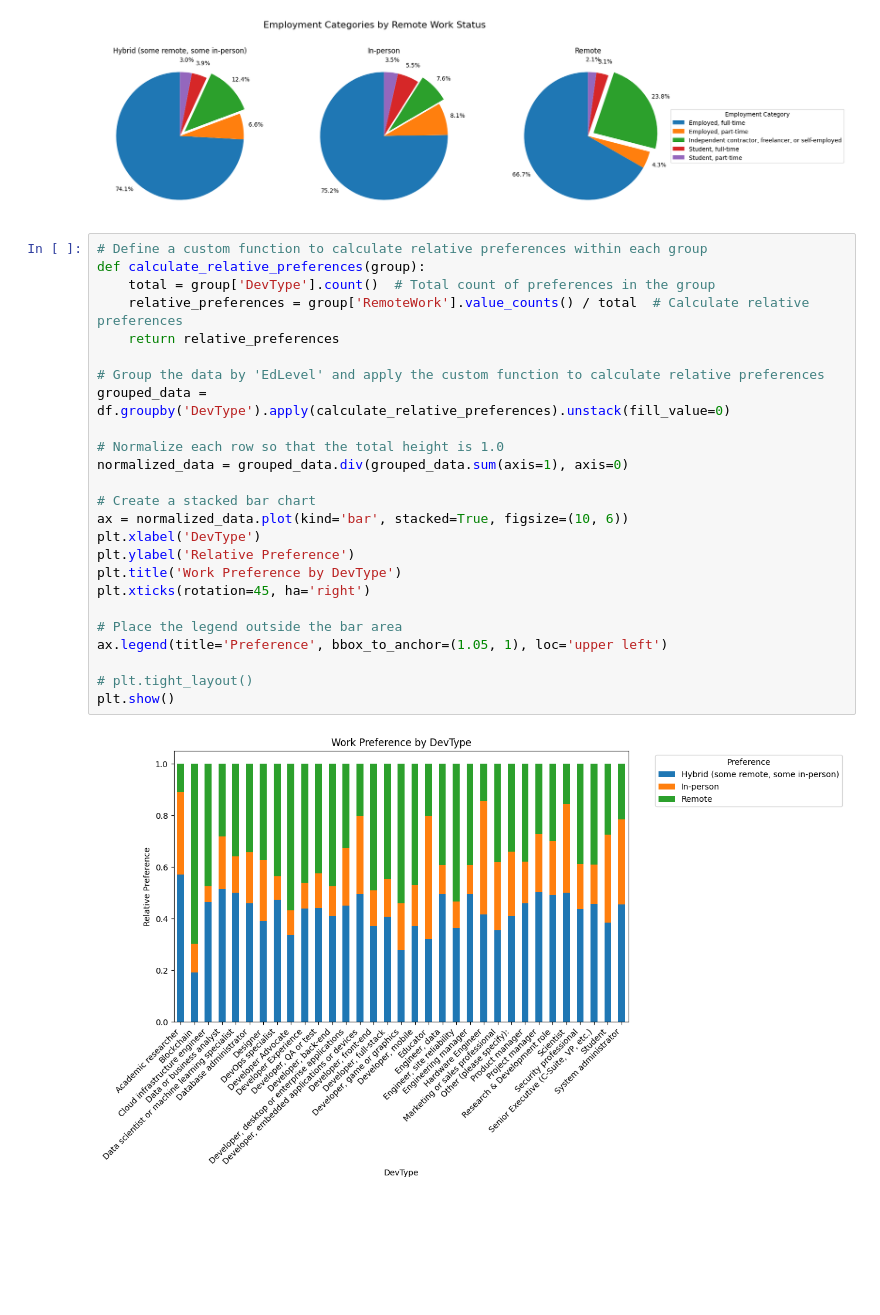
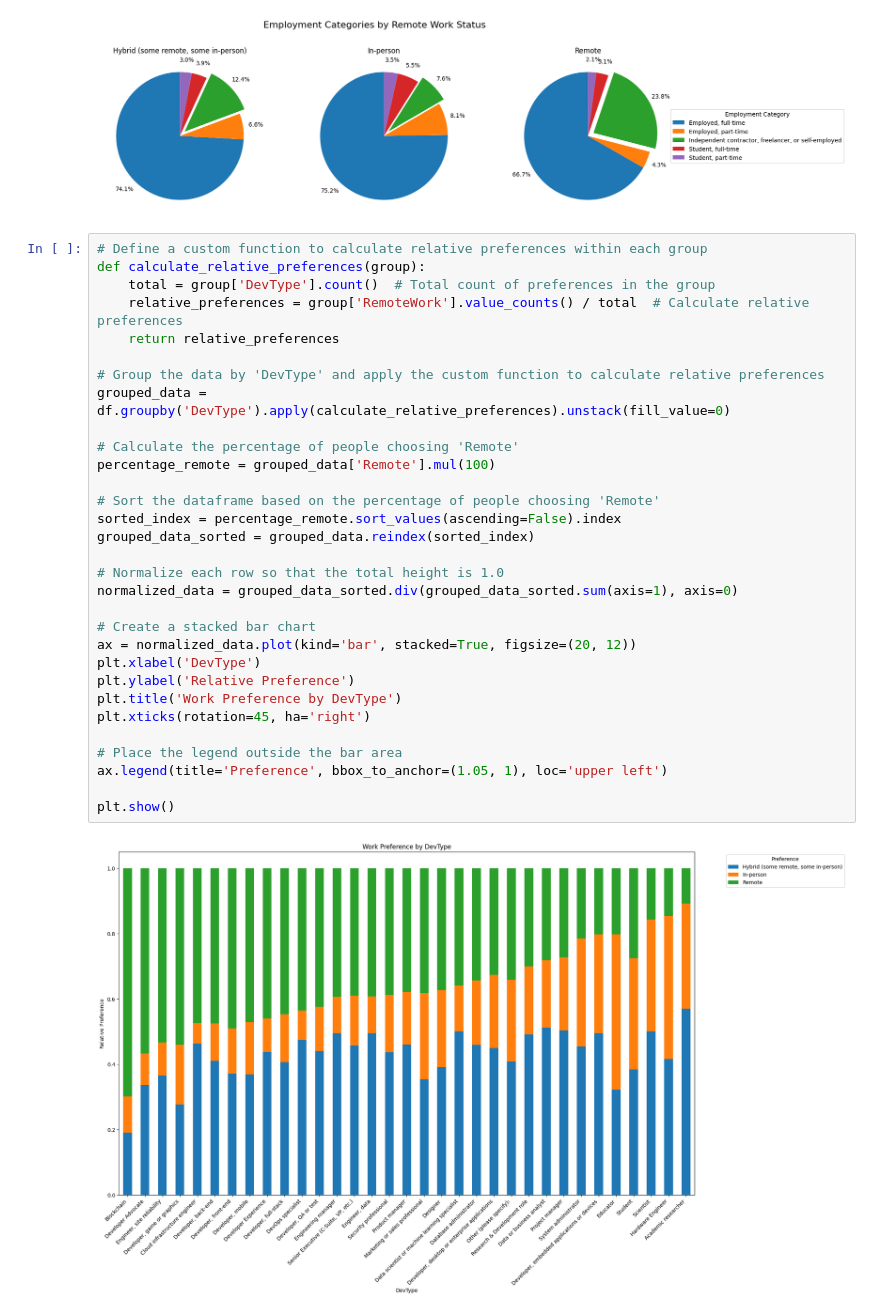
Before and after one commit to YKarsten/Annual-developer-survey-analysis, a Jupyter notebook: SO-2023-survey.ipynb, the cells around one changed output. Drawn from its saved outputs; the diff is of its cells as text; blank space fills up the shorter version.

```diff
--- a/SO-2023-survey.ipynb
+++ b/SO-2023-survey.ipynb
@@ -511,27 +485,33 @@ plt.show()
 # %%
 # Define a custom function to calculate relative preferences within each group
 def calculate_relative_preferences(group):
     total = group['DevType'].count()  # Total count of preferences in the group
     relative_preferences = group['RemoteWork'].value_counts() / total  # Calculate relative preferences
     return relative_preferences
 
-# Group the data by 'EdLevel' and apply the custom function to calculate relative preferences
+# Group the data by 'DevType' and apply the custom function to calculate relative preferences
 grouped_data = df.groupby('DevType').apply(calculate_relative_preferences).unstack(fill_value=0)
 
+# Calculate the percentage of people choosing 'Remote'
+percentage_remote = grouped_data['Remote'].mul(100)
+
+# Sort the dataframe based on the percentage of people choosing 'Remote'
+sorted_index = percentage_remote.sort_values(ascending=False).index
+grouped_data_sorted = grouped_data.reindex(sorted_index)
+
 # Normalize each row so that the total height is 1.0
-normalized_data = grouped_data.div(grouped_data.sum(axis=1), axis=0)
+normalized_data = grouped_data_sorted.div(grouped_data_sorted.sum(axis=1), axis=0)
 
 # Create a stacked bar chart
-ax = normalized_data.plot(kind='bar', stacked=True, figsize=(10, 6))
+ax = normalized_data.plot(kind='bar', stacked=True, figsize=(20, 12))
 plt.xlabel('DevType')
 plt.ylabel('Relative Preference')
 plt.title('Work Preference by DevType')
 plt.xticks(rotation=45, ha='right')
 
 # Place the legend outside the bar area
 ax.legend(title='Preference', bbox_to_anchor=(1.05, 1), loc='upper left')
 
-# plt.tight_layout()
 plt.show()
 # %% [output]
-[figure, old version]
+[figure, new version]
```
Also changed, not shown: parts of 10 cells of this notebook.
